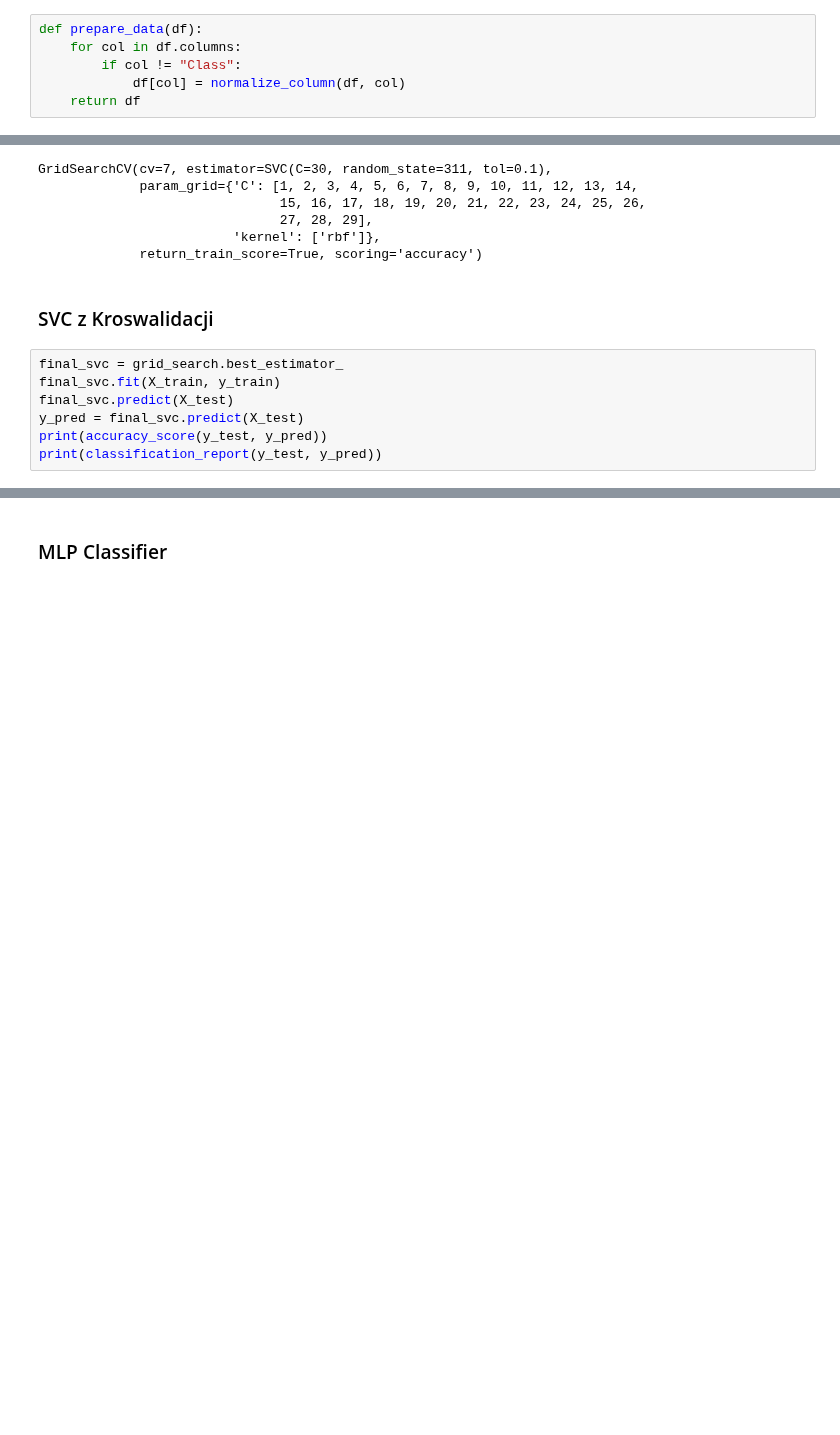
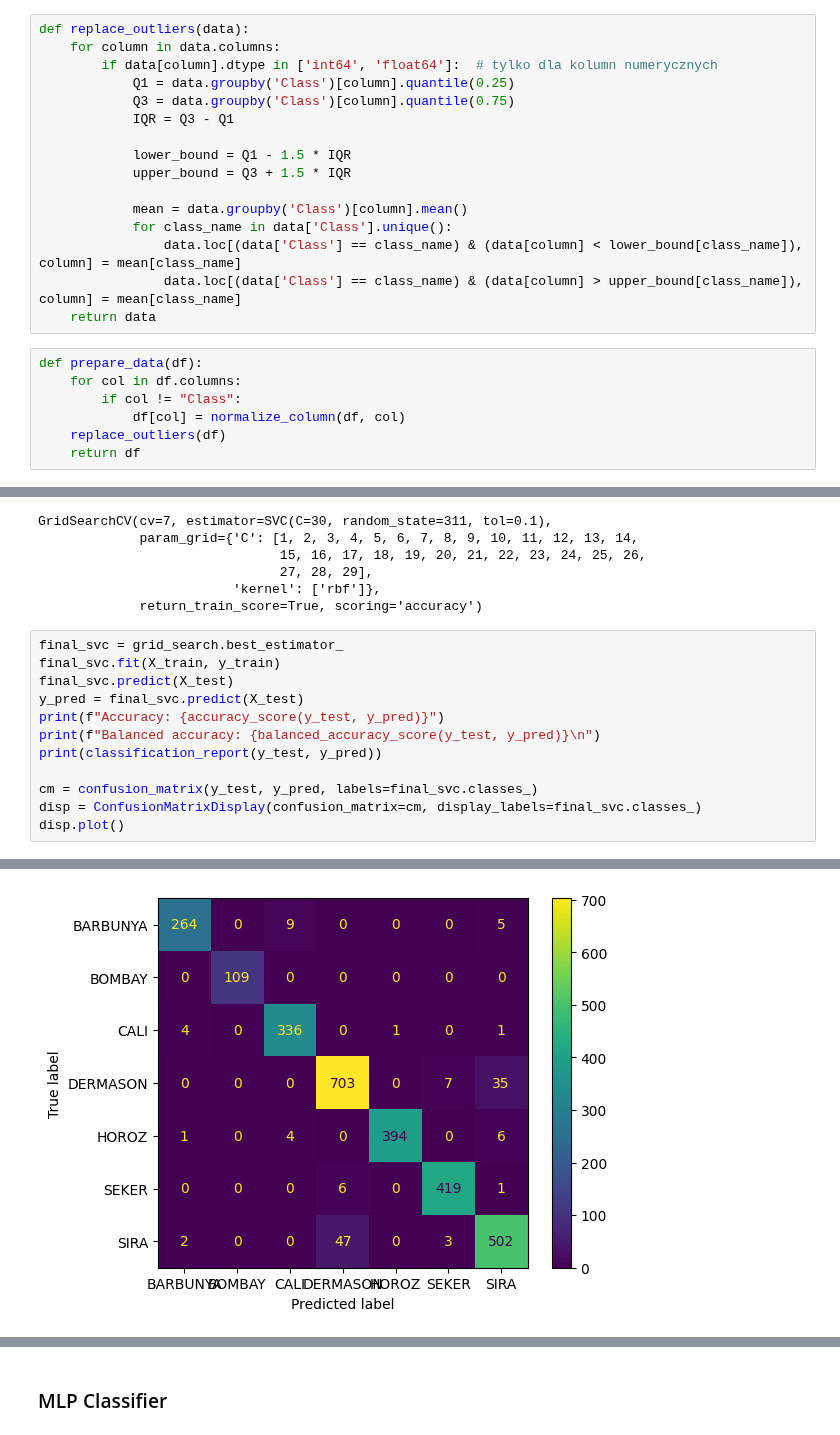
Before and after one commit to tomaszzywicki/Dry-Bean-Classification, a Jupyter notebook: notebooks/data_preparation.ipynb, the cells around one changed output, grey strips where cells are left out. Cells and saved outputs as stored; diff of their text form; blank space fills up the shorter version.

Commit message:
valid outlier removed and SVC has 0.955 accuracy :)

```diff
--- a/notebooks/data_preparation.ipynb
+++ b/notebooks/data_preparation.ipynb
@@ -14,11 +14,28 @@ df_test['ShapeFactor5'] = df_test['MajorAxisLength'] / df_test['Perimeter']
 # %%
 def normalize_column(df, column):
     return RobustScaler().fit_transform(np.array(df[column]).reshape(-1, 1))
+# %%
+def replace_outliers(data):
+    for column in data.columns:
+        if data[column].dtype in ['int64', 'float64']:  # tylko dla kolumn numerycznych
+            Q1 = data.groupby('Class')[column].quantile(0.25)
+            Q3 = data.groupby('Class')[column].quantile(0.75)
+            IQR = Q3 - Q1
+
+            lower_bound = Q1 - 1.5 * IQR
+            upper_bound = Q3 + 1.5 * IQR
+
+            mean = data.groupby('Class')[column].mean()
+            for class_name in data['Class'].unique():
+                data.loc[(data['Class'] == class_name) & (data[column] < lower_bound[class_name]), column] = mean[class_name]
+                data.loc[(data['Class'] == class_name) & (data[column] > upper_bound[class_name]), column] = mean[class_name]
+    return data
 # %%
 def prepare_data(df):
     for col in df.columns:
         if col != "Class":
             df[col] = normalize_column(df, col)
+    replace_outliers(df)
     return df
 # %%
 def select_columns(df):
@@ -132,13 +153,16 @@ GridSearchCV(cv=7, estimator=SVC(C=30, random_state=311, tol=0.1),
                                27, 28, 29],
                          'kernel': ['rbf']},
              return_train_score=True, scoring='accuracy')
-# %% [markdown]
-### SVC z Kroswalidacji
 # %%
 final_svc = grid_search.best_estimator_
 final_svc.fit(X_train, y_train)
 final_svc.predict(X_test)
 y_pred = final_svc.predict(X_test)
-print(accuracy_score(y_test, y_pred))
+print(f"Accuracy: {accuracy_score(y_test, y_pred)}")
+print(f"Balanced accuracy: {balanced_accuracy_score(y_test, y_pred)}\n")
 print(classification_report(y_test, y_pred))
+
+cm = confusion_matrix(y_test, y_pred, labels=final_svc.classes_)
+disp = ConfusionMatrixDisplay(confusion_matrix=cm, display_labels=final_svc.classes_)
+disp.plot()
 # %% [output]
@@ -145,0 +186 @@ AttributeError: 'GridSearchCV' object has no attribute 'best_estimator_'
+[figure, added]
```
Also changed, not shown: parts of 18 cells of this notebook.
